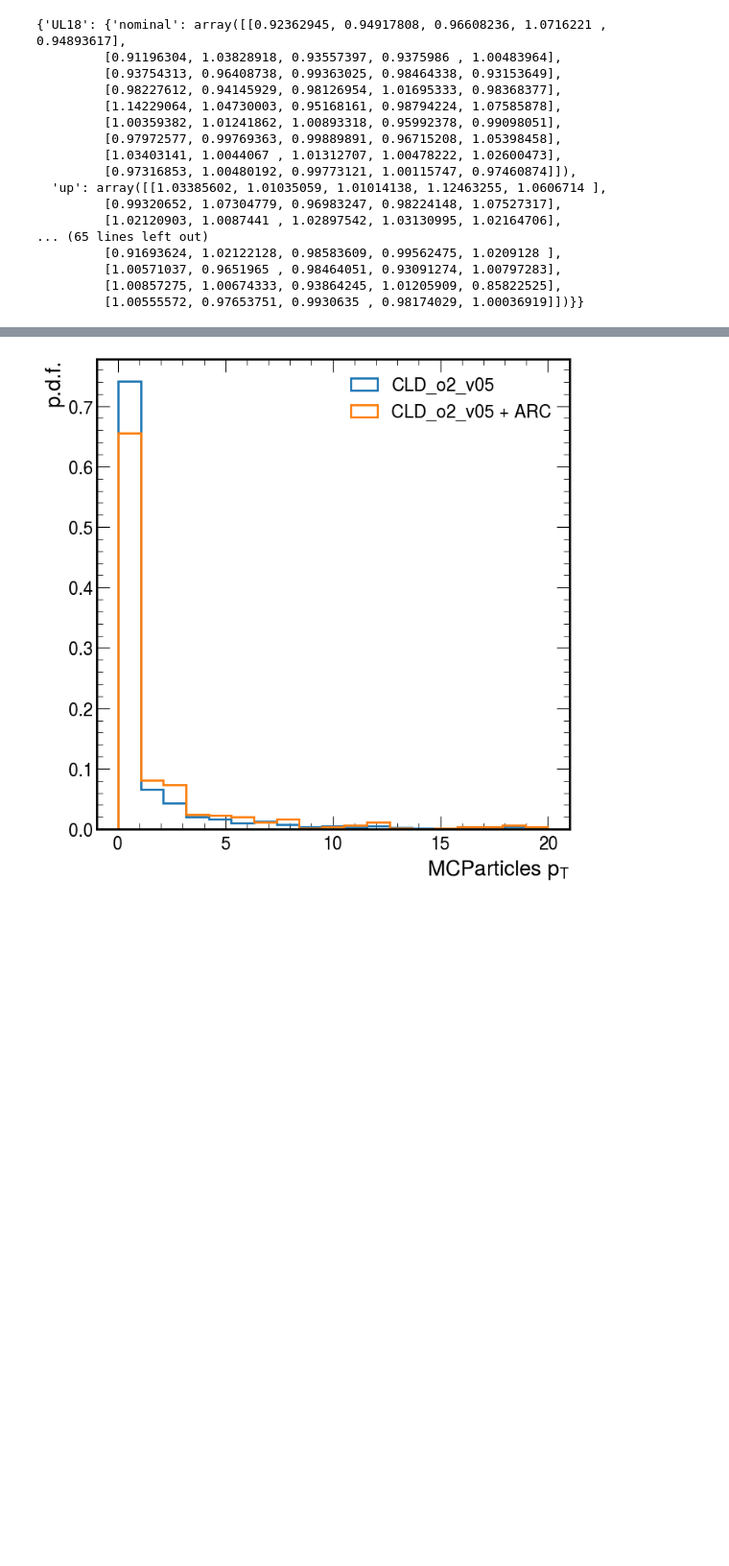
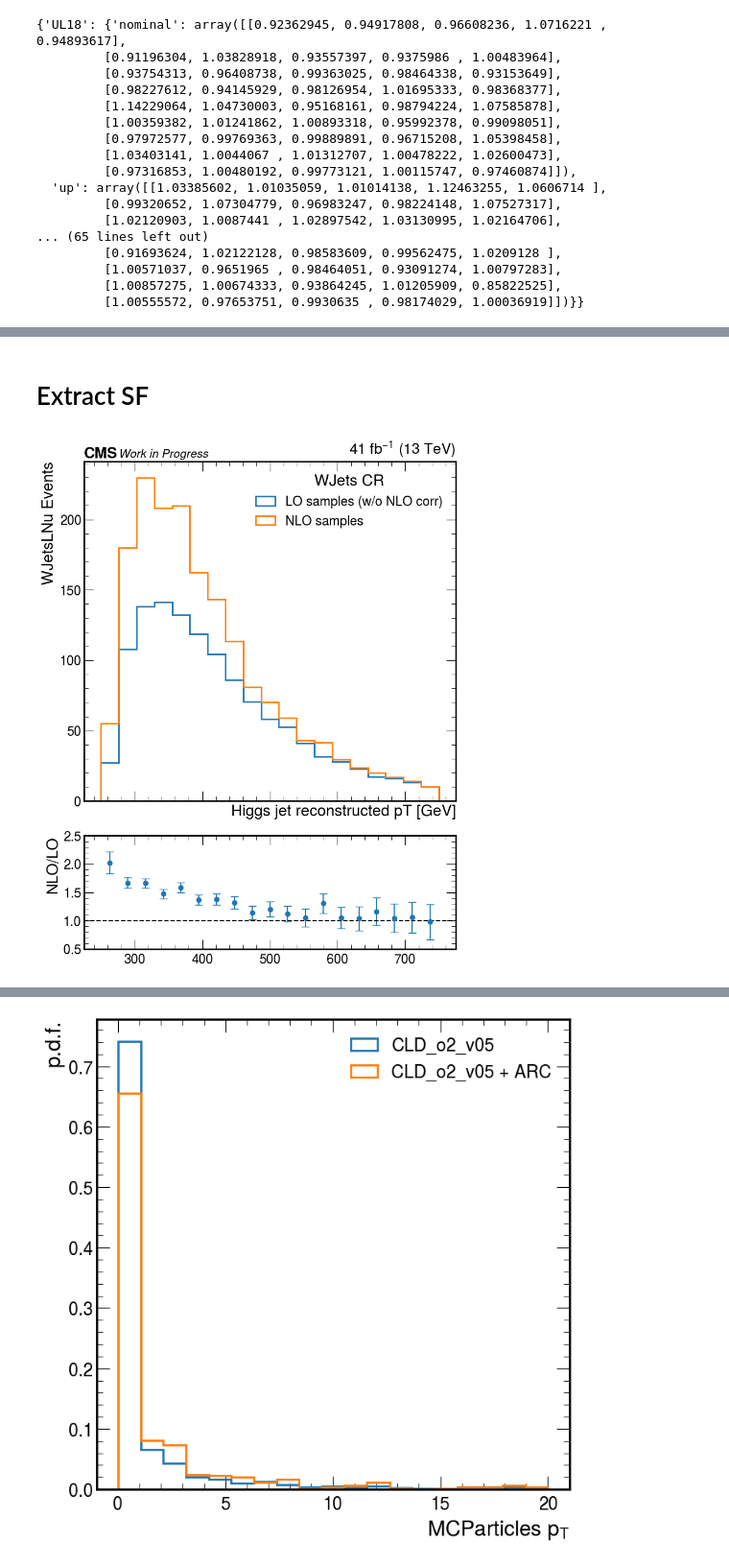
Before and after one commit to farakiko/boostedhiggs, a Jupyter notebook: binder/hists_plots.ipynb, the cells around one changed output, grey strips where cells are left out. Shown at 96% size. Saved outputs shown, nothing was run; the diff lists cells and outputs as text; code cells hidden in the pictures; blank space fills up the shorter version.

```diff
--- a/binder/hists_plots.ipynb
+++ b/binder/hists_plots.ipynb
@@ -113,12 +110,9 @@ samples = [
     "Fake",
 
     # wjets NLO
-#     "WJetsLNu_NLO",
-#     "WJetsToLNu_1J",
-#     "WJetsToLNu_2J",
-#     "WJetsToLNu_LHEFilterPtW-250To400",
-#     "WJetsToLNu_LHEFilterPtW-400To600",
-#     "WJetsToLNu_LHEFilterPtW-600ToInf",
+#     "WJetsLNu NLO LHEFilterPtW",
+#     "WJetsLNu NLO MatchEWPDG20",
+    "WJetsToLNu_012JetsNLO_34JetsLO_EWNLOcorr",
 ]
 
 years = [
@@ -1346,0 +1220,61 @@ key
+# %% [markdown]
+# Extract SF
+# %%
+sel = f"(THWW<{WP_VBF}) & (n_bjets_T==0)"
+
+df_LO = pd.concat([events_dict["2017"]["ele"]["WJetsLNu"],events_dict["2017"]["mu"]["WJetsLNu"]])
+df_NLO = pd.concat([events_dict["2017"]["ele"]["WJetsToLNu_012JetsNLO_34JetsLO_EWNLOcorr"],events_dict["2017"]["mu"]["WJetsToLNu_012JetsNLO_34JetsLO_EWNLOcorr"]])
+
+df_LO = df_LO.query(sel)
+df_NLO = df_NLO.query(sel)
+
+
+fig, (ax, rax) = plt.subplots(2, 1, figsize=(8, 10), gridspec_kw={'height_ratios': [3, 1]}, sharex=True)
+
+vals_LO, bins, _ = ax.hist(
+    df_LO["rec_higgs_pt"],
+    bins=np.linspace(250,750,20),
+    histtype="step",
+    lw=2,
+    weights=df_LO["nominal"]/(df_LO["weight_ewkcorr"]*df_LO["weight_qcdcorr"]),
+    label="LO samples (w/o NLO corr)",
+)
+
+vals_NLO, bins, _ = ax.hist(
+    df_NLO["rec_higgs_pt"],
+    bins=bins,
+    histtype="step",
+    lw=2,
+    weights=df_NLO["nominal"],
+    label="NLO samples",
+)
+
+NLO_SF = vals_NLO/vals_LO
+midpoints = (bins[:-1] + bins[1:]) / 2
+rax.errorbar(
+    midpoints,
+    NLO_SF,
+    yerr=np.sqrt(vals_LO)/vals_LO,
+    fmt='o', capsize=5,
+)
+
+ax.set_xlabel("Higgs jet reconstructed pT [GeV]")
+ax.set_ylabel("WJetsLNu Events");
+
+ax.legend(title="WJets CR")
+# ax.set_title(sel, pad=40)
+
+rax.axhline(1, ls="--", color="k")
+
+# ax.set_xlim(250)
+rax.set_ylim(0.5,2.5)
+rax.set_ylabel("NLO/LO")
+
+hep.cms.lumitext("%.0f " % get_lumi(["2017"], ["ele", "mu"]) + r"fb$^{-1}$ (13 TeV)", ax=ax, fontsize=20)
+hep.cms.text("Work in Progress", ax=ax, fontsize=15)
+
+plt.tight_layout()
+
+plt.savefig(f"/Users/fmokhtar/Desktop/AN_2024/ARC/vjetsnlo/rec_higgs_pt_without.pdf")
+# %% [output]
+[figure, added]
```
Also changed, not shown: parts of 34 cells of this notebook, 16 other files.
